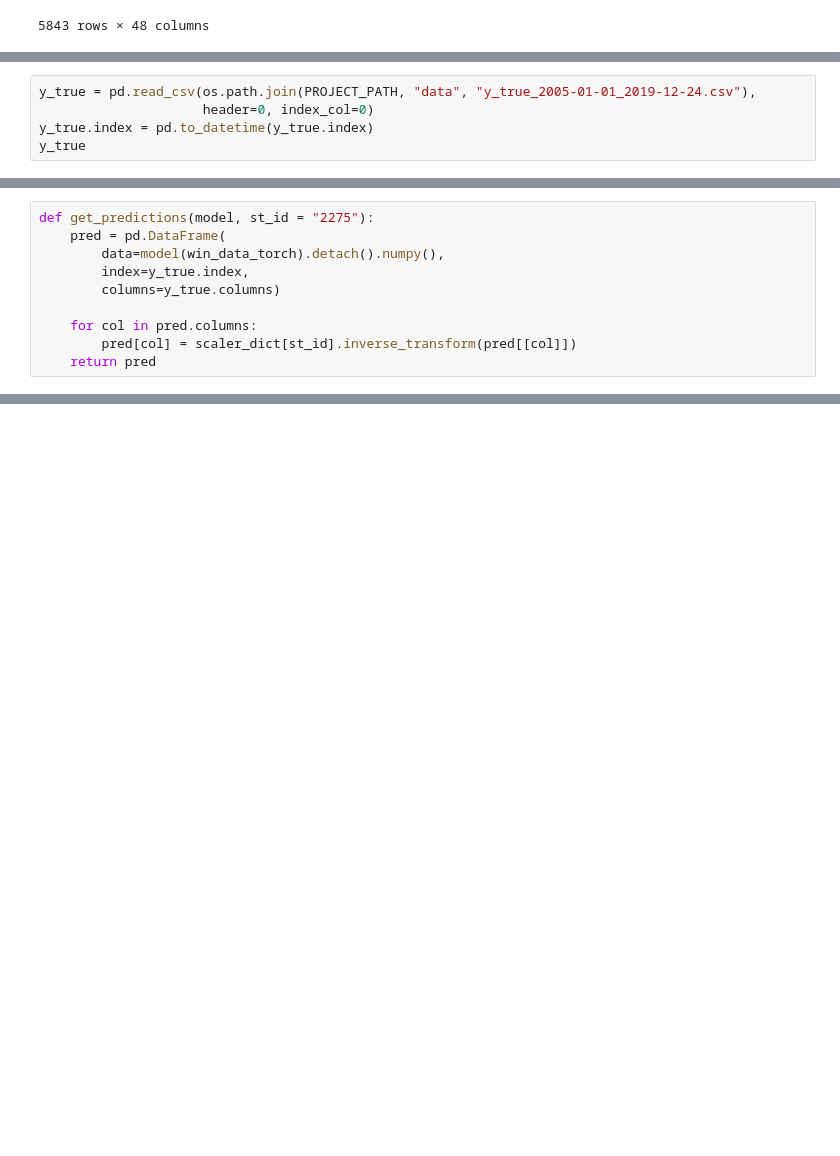
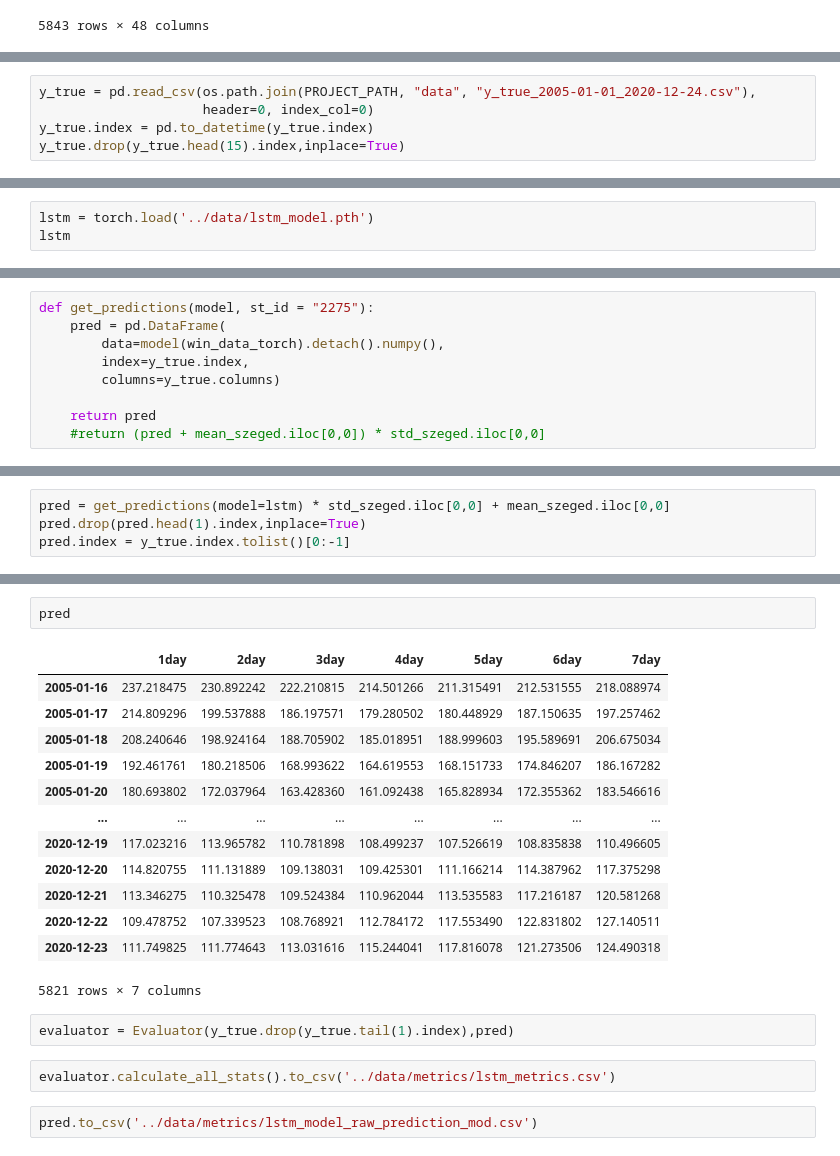
Before and after one commit to theplatters/ecmi-hydrological-forecasting, a Jupyter notebook: notebooks/test_models.ipynb, the cells around one changed output, grey strips where cells are left out. Saved outputs shown, nothing was run; the diff lists cells and outputs as text; blank space fills up the shorter version.

```diff
--- a/notebooks/test_models.ipynb
+++ b/notebooks/test_models.ipynb
@@ -100,5 +75,5 @@ torch.Size([215673, 15, 12])
 # %%
-y_true = pd.read_csv(os.path.join(PROJECT_PATH, "data", "y_true_2005-01-01_2019-12-24.csv"),
+y_true = pd.read_csv(os.path.join(PROJECT_PATH, "data", "y_true_2005-01-01_2020-12-24.csv"),
                      header=0, index_col=0)
 y_true.index = pd.to_datetime(y_true.index)
-y_true
+y_true.drop(y_true.head(15).index,inplace=True)
@@ -188,0 +82,3 @@ torch.Size([5471, 7])
+# %%
+lstm = torch.load('../data/lstm_model.pth')
+lstm
@@ -195,6 +96,5 @@ def get_predictions(model, st_id = "2275"):
         index=y_true.index,
         columns=y_true.columns)
 
-    for col in pred.columns:
-        pred[col] = scaler_dict[st_id].inverse_transform(pred[[col]])
     return pred
+    #return (pred + mean_szeged.iloc[0,0]) * std_szeged.iloc[0,0]
@@ -248,0 +101,4 @@ get_predictions(model=mlp)
+# %%
+pred = get_predictions(model=lstm) * std_szeged.iloc[0,0] + mean_szeged.iloc[0,0]
+pred.drop(pred.head(1).index,inplace=True)
+pred.index = y_true.index.tolist()[0:-1]
@@ -248,0 +116,22 @@ get_predictions(model=mlp)
+# %%
+pred
+# %% [output]
+|  | 1day | 2day | 3day | 4day | 5day | 6day | 7day |
+| 2005-01-16 | 237.218475 | 230.892242 | 222.210815 | 214.501266 | 211.315491 | 212.531555 | 218.088974 |
+| 2005-01-17 | 214.809296 | 199.537888 | 186.197571 | 179.280502 | 180.448929 | 187.150635 | 197.257462 |
+| 2005-01-18 | 208.240646 | 198.924164 | 188.705902 | 185.018951 | 188.999603 | 195.589691 | 206.675034 |
+| 2005-01-19 | 192.461761 | 180.218506 | 168.993622 | 164.619553 | 168.151733 | 174.846207 | 186.167282 |
+| 2005-01-20 | 180.693802 | 172.037964 | 163.428360 | 161.092438 | 165.828934 | 172.355362 | 183.546616 |
+| ... | ... | ... | ... | ... | ... | ... | ... |
+| 2020-12-19 | 117.023216 | 113.965782 | 110.781898 | 108.499237 | 107.526619 | 108.835838 | 110.496605 |
+| 2020-12-20 | 114.820755 | 111.131889 | 109.138031 | 109.425301 | 111.166214 | 114.387962 | 117.375298 |
+| 2020-12-21 | 113.346275 | 110.325478 | 109.524384 | 110.962044 | 113.535583 | 117.216187 | 120.581268 |
+| 2020-12-22 | 109.478752 | 107.339523 | 108.768921 | 112.784172 | 117.553490 | 122.831802 | 127.140511 |
+| 2020-12-23 | 111.749825 | 111.774643 | 113.031616 | 115.244041 | 117.816078 | 121.273506 | 124.490318 |
+5821 rows × 7 columns
+# %%
+evaluator = Evaluator(y_true.drop(y_true.tail(1).index),pred)
+# %%
+evaluator.calculate_all_stats().to_csv('../data/metrics/lstm_metrics.csv')
+# %%
+pred.to_csv('../data/metrics/lstm_model_raw_prediction_mod.csv')
```
Also changed, not shown: parts of 23 cells of this notebook, 4 other files.
